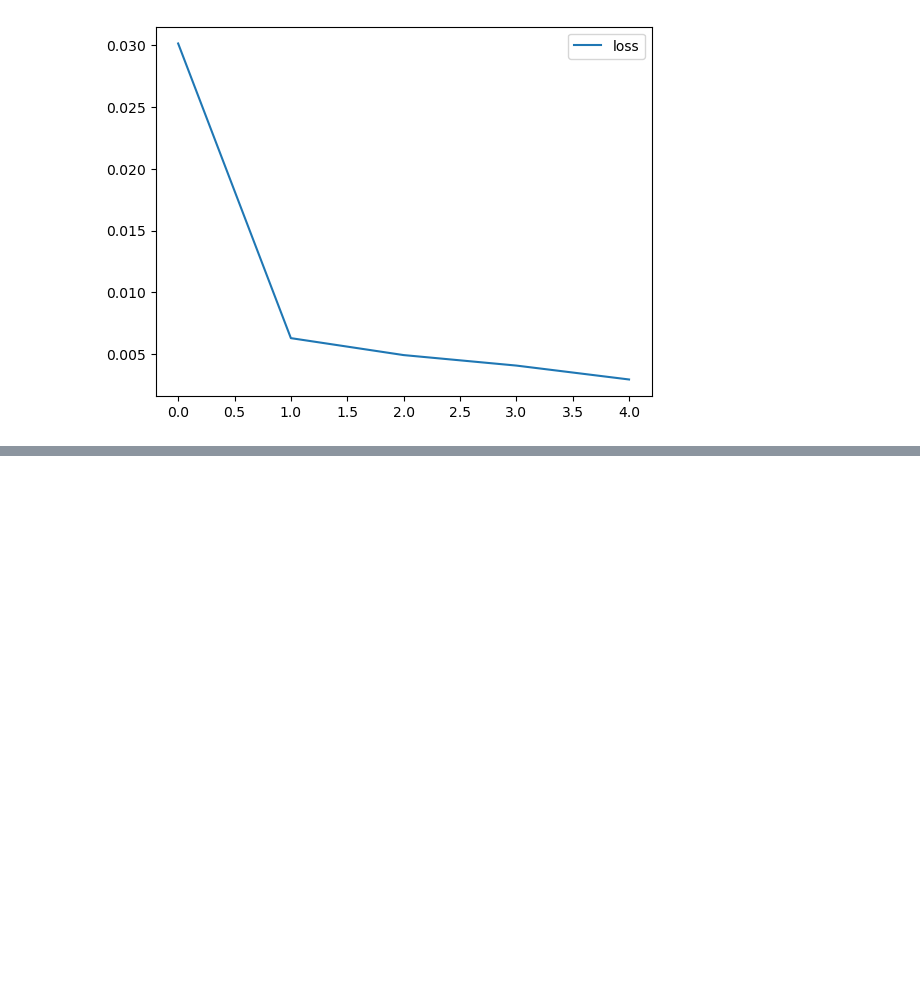
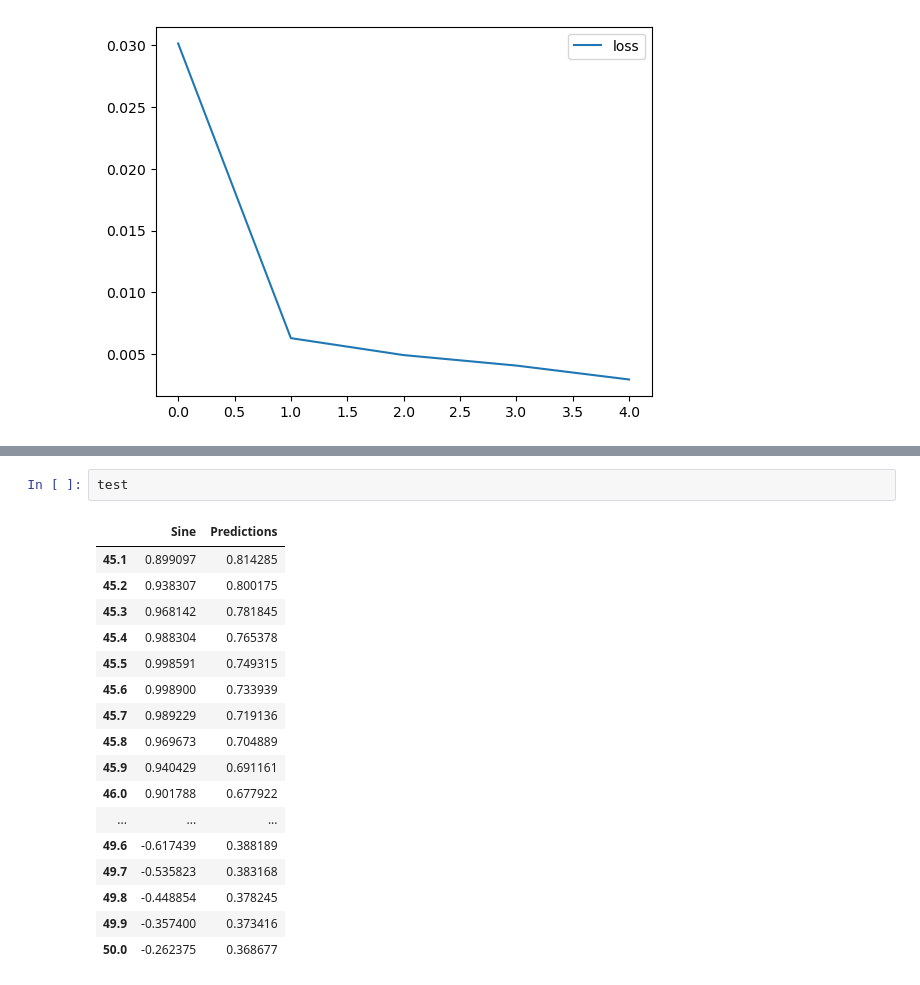
Before and after one commit to offfahad/predicting-sine-wave-using-rnn, a Jupyter notebook: rnn_on_sine_wave.ipynb, the cells around one changed output, grey strips where cells are left out. Drawn from its saved outputs; the diff is of its cells as text; blank space fills up the shorter version.

```diff
--- a/rnn_on_sine_wave.ipynb
+++ b/rnn_on_sine_wave.ipynb
@@ -271,0 +421,20 @@ losses.plot()
+# %%
+test
+# %% [output]
+|  | Sine | Predictions |
+| 45.1 | 0.899097 | 0.814285 |
+| 45.2 | 0.938307 | 0.800175 |
+| 45.3 | 0.968142 | 0.781845 |
+| 45.4 | 0.988304 | 0.765378 |
+| 45.5 | 0.998591 | 0.749315 |
+| 45.6 | 0.998900 | 0.733939 |
+| 45.7 | 0.989229 | 0.719136 |
+| 45.8 | 0.969673 | 0.704889 |
+| 45.9 | 0.940429 | 0.691161 |
+| 46.0 | 0.901788 | 0.677922 |
+| ... | ... | ... |
+| 49.6 | -0.617439 | 0.388189 |
+| 49.7 | -0.535823 | 0.383168 |
+| 49.8 | -0.448854 | 0.378245 |
+| 49.9 | -0.357400 | 0.373416 |
+| 50.0 | -0.262375 | 0.368677 |
```
Also changed, not shown: parts of 20 cells of this notebook.
